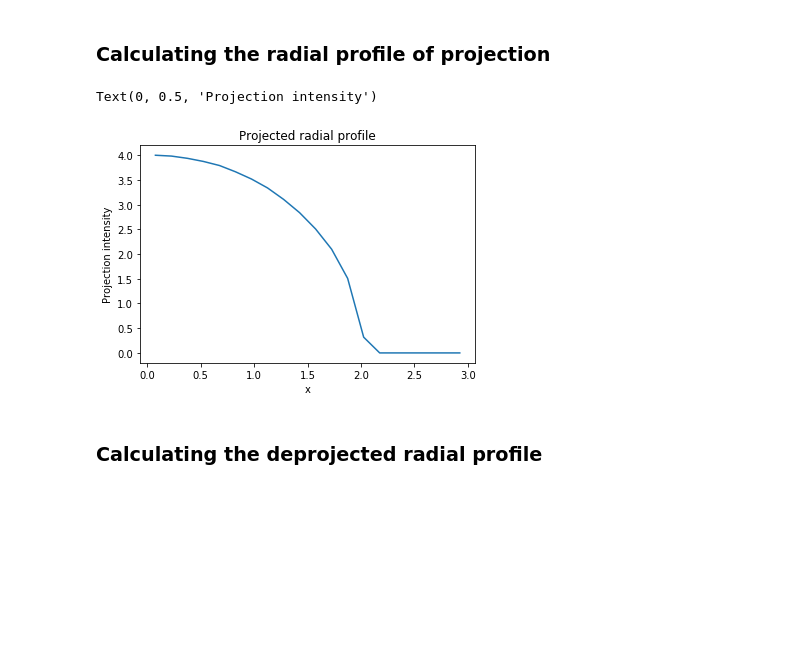
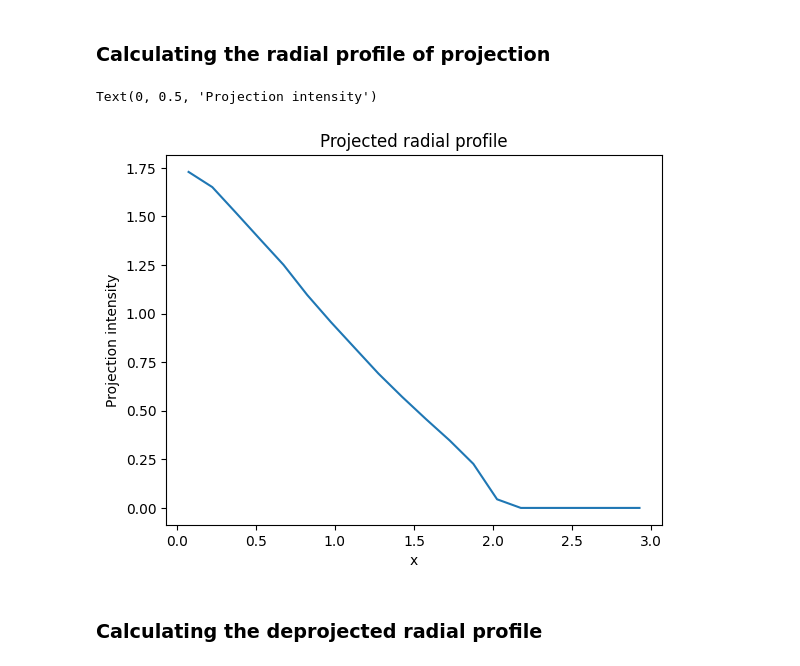
Before and after one commit to HiteshKishoreDas/Deprojection, a Jupyter notebook: deproj_jupy.ipynb, the cells around one changed output. Drawn from its saved outputs; the diff is of its cells as text; code cells hidden in the pictures; blank space fills up the shorter version.

```diff
--- a/deproj_jupy.ipynb
+++ b/deproj_jupy.ipynb
@@ -183,13 +183,14 @@ plt.colorbar()
 proj_prof, r = proj_r(proj_array, d_N, d_box)
 # %%
 plt.figure()
-plt.plot(r, dep)
+# plt.plot(r, dep)
+plt.plot(r, proj_prof)
 plt.title("Projected radial profile")
 plt.xlabel("x")
 plt.ylabel("Projection intensity")
 # %% [output]
 Text(0, 0.5, 'Projection intensity')
-[figure, old version]
+[figure, new version]
 # %% [markdown]
 ### Calculating the deprojected radial profile
 # %%
```
Also changed, not shown: parts of 2 cells of this notebook, 3 other files.
